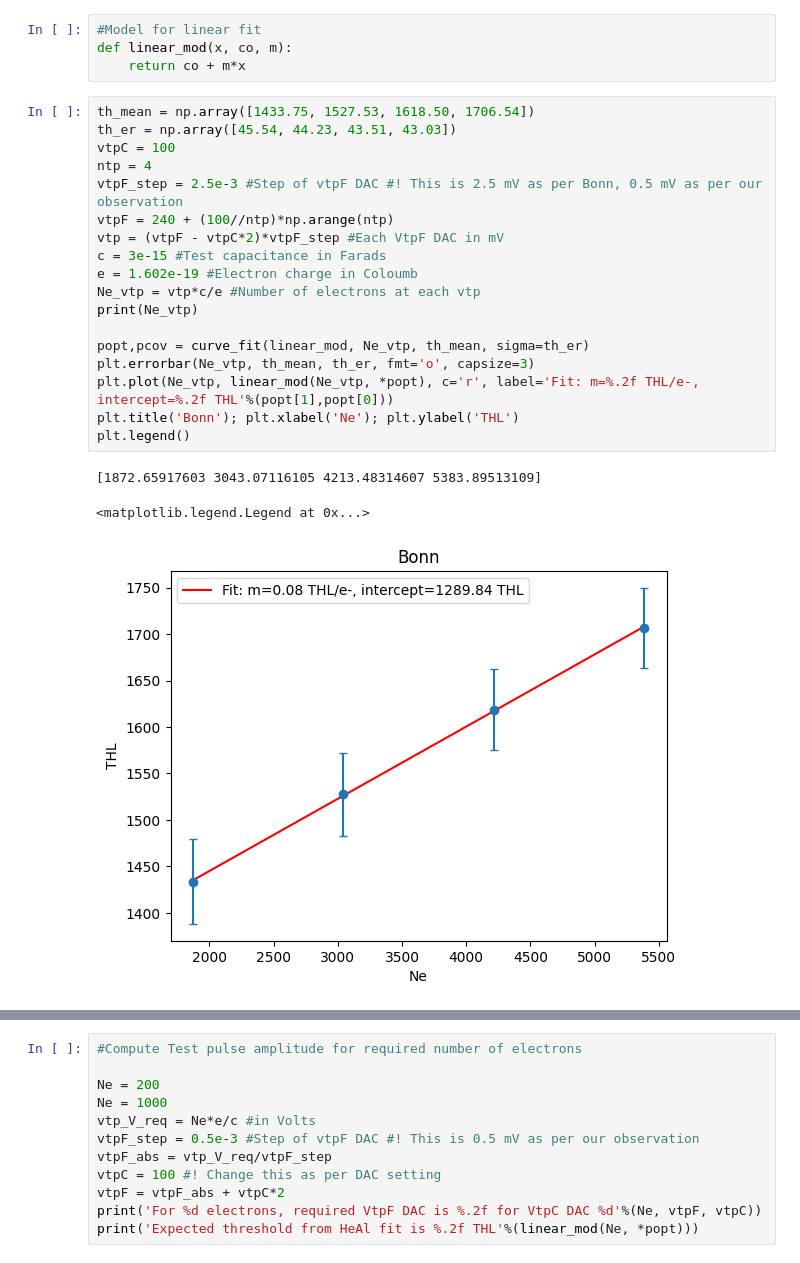
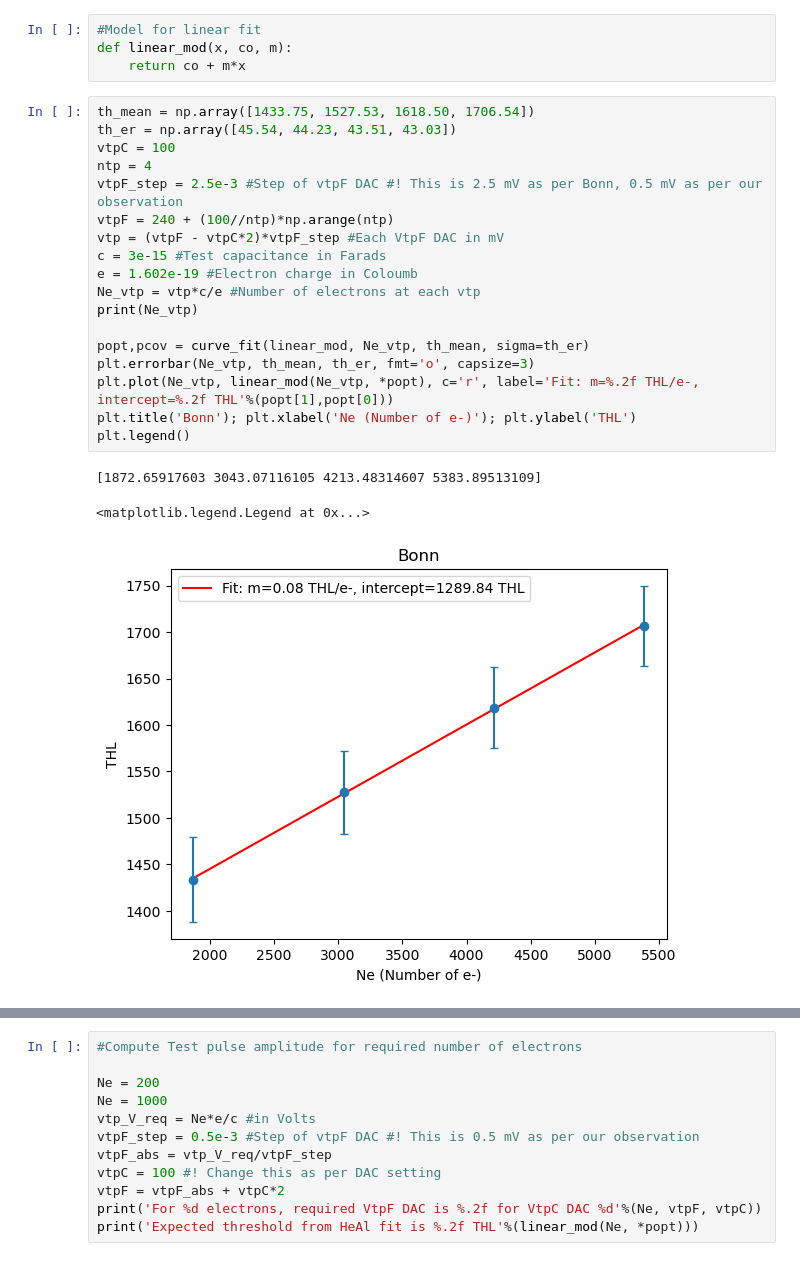
Before and after one commit to hemanth-manikantan/GridPix_2025Dec_IAPS, a Jupyter notebook: scripts/Workbook1.ipynb, the cells around one changed output, grey strips where cells are left out. Drawn from its saved outputs; the diff is of its cells as text.

```diff
--- a/scripts/Workbook1.ipynb
+++ b/scripts/Workbook1.ipynb
@@ -12,25 +12,25 @@ def linear_mod(x, co, m):
 # %%
 th_mean = np.array([1433.75, 1527.53, 1618.50, 1706.54])
 th_er = np.array([45.54, 44.23, 43.51, 43.03])
 vtpC = 100
 ntp = 4
 vtpF_step = 2.5e-3 #Step of vtpF DAC #! This is 2.5 mV as per Bonn, 0.5 mV as per our observation
 vtpF = 240 + (100//ntp)*np.arange(ntp)
 vtp = (vtpF - vtpC*2)*vtpF_step #Each VtpF DAC in mV
 c = 3e-15 #Test capacitance in Farads
 e = 1.602e-19 #Electron charge in Coloumb
 Ne_vtp = vtp*c/e #Number of electrons at each vtp
 print(Ne_vtp)
 
 popt,pcov = curve_fit(linear_mod, Ne_vtp, th_mean, sigma=th_er)
 plt.errorbar(Ne_vtp, th_mean, th_er, fmt='o', capsize=3)
 plt.plot(Ne_vtp, linear_mod(Ne_vtp, *popt), c='r', label='Fit: m=%.2f THL/e-, intercept=%.2f THL'%(popt[1],popt[0]))
-plt.title('Bonn'); plt.xlabel('Ne'); plt.ylabel('THL')
+plt.title('Bonn'); plt.xlabel('Ne (Number of e-)'); plt.ylabel('THL')
 plt.legend()
 # %% [output]
 [1872.65917603 3043.07116105 4213.48314607 5383.89513109]
 <matplotlib.legend.Legend at 0x...>
-[figure, old version]
+[figure, new version]
 # %%
 th_mean = np.array([1433.75, 1527.53, 1618.50, 1706.54])
 th_er = np.array([45.54, 44.23, 43.51, 43.03])
```
Also changed, not shown: parts of 4 cells of this notebook, 1 other file.
